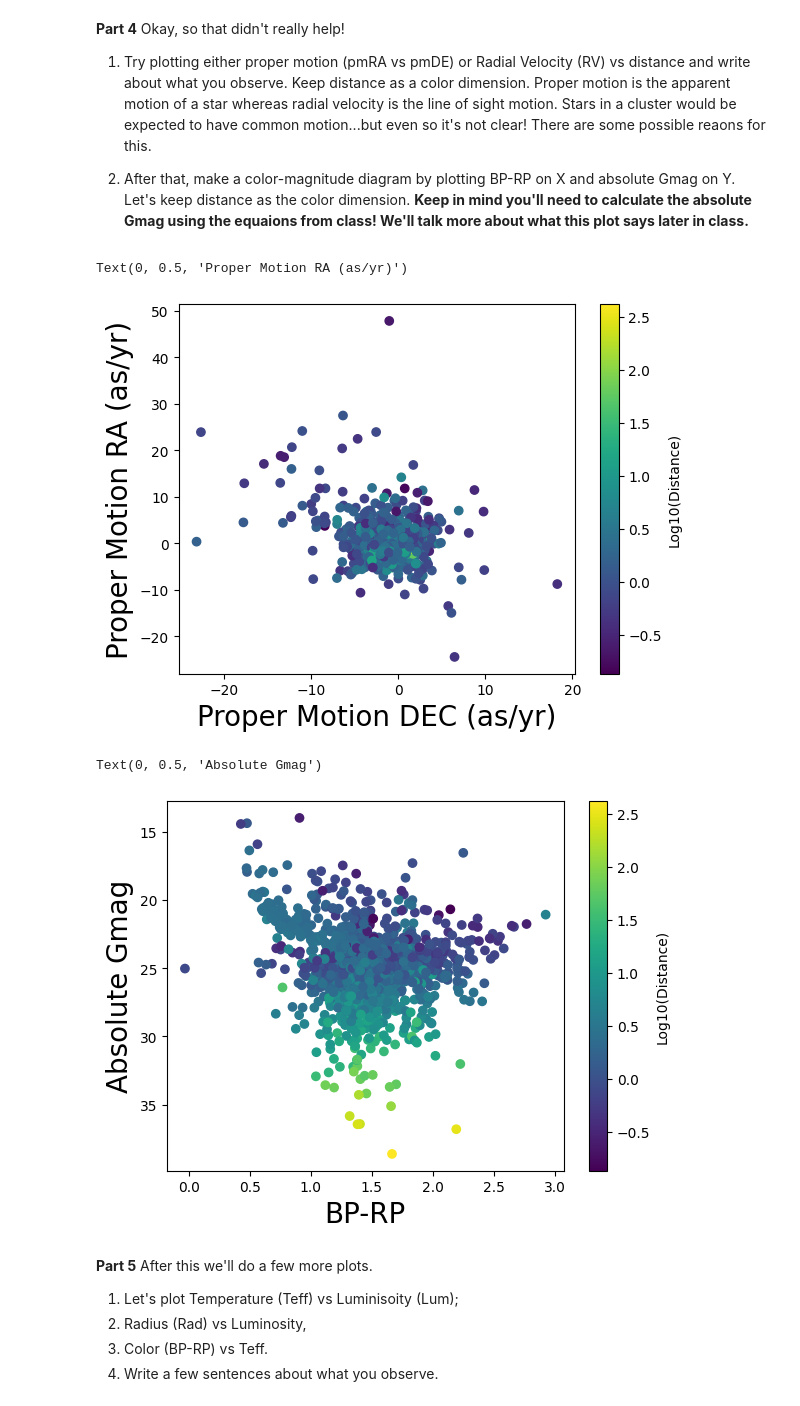
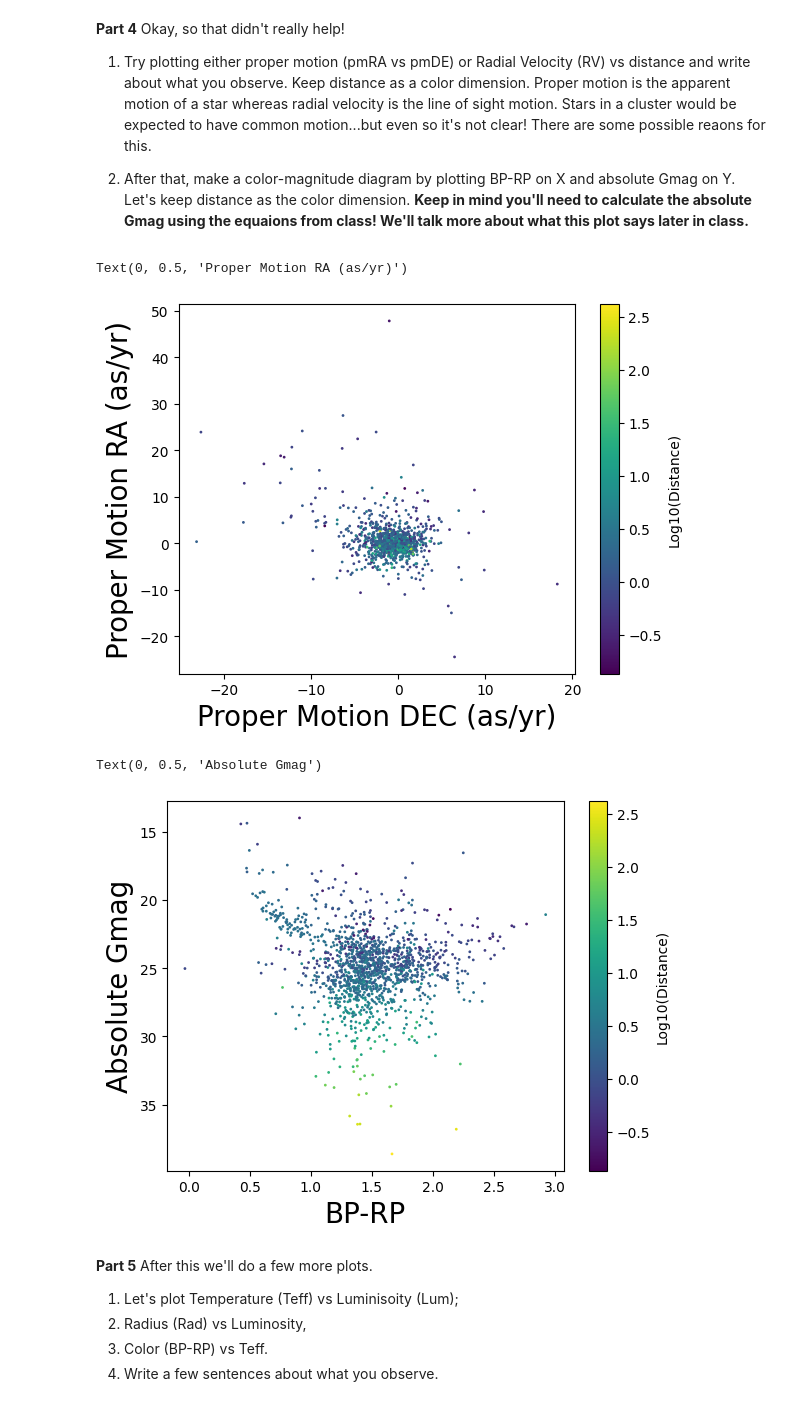
Before and after one commit to HomerTheChicken/PHYS3025Work, a Jupyter notebook: PHYS_3025_Activity_1.ipynb, the cells around one changed output. Drawn from its saved outputs; the diff is of its cells as text; code cells hidden in the pictures.

```diff
--- a/PHYS_3025_Activity_1.ipynb
+++ b/PHYS_3025_Activity_1.ipynb
@@ -367,25 +360,25 @@ Okay, so that didn't really help!
 
 2. After that, make a color-magnitude diagram by plotting BP-RP on X and absolute Gmag on Y. Let's keep distance as the color dimension.  **Keep in mind you'll need to calculate the absolute Gmag using the equaions from class! We'll talk more about what this plot says later in class.**
 # %%
-plt.scatter(data_clean["pmDE"],data_clean["pmRA"],c=np.log10(distance)) # plot J-K vs. J
+plt.scatter(data_clean["pmDE"],data_clean["pmRA"],s=1,c=np.log10(distance)) # plot proper motion, RA vs DE
 cbar=plt.colorbar()
 cbar.set_label('Log10(Distance)')
 plt.xlabel("Proper Motion DEC (as/yr)", fontsize=20)
 plt.ylabel("Proper Motion RA (as/yr)", fontsize=20)
 # %% [output]
 Text(0, 0.5, 'Proper Motion RA (as/yr)')
-[figure, old version]
+[figure, new version]
 # %%
-GAbs = data_clean["Gmag"]+5*(np.log10(distance)+1)
-plt.scatter(data_clean["BP-RP"],GAbs,c=np.log10(distance)) # plot J-K vs. J
+GAbs = data_clean["Gmag"]+5*(np.log10(distance)+1) # absolute magnitude from apparent magnitude
+plt.scatter(data_clean["BP-RP"],GAbs,s=1,c=np.log10(distance)) # plot Absolute g band magnitude vs color
 cbar=plt.colorbar()
 cbar.set_label('Log10(Distance)')
 plt.ylim(reversed(plt.ylim())) # flip the y-axis
 plt.xlabel("BP-RP", fontsize=20)
 plt.ylabel("Absolute Gmag", fontsize=20)
 # %% [output]
 Text(0, 0.5, 'Absolute Gmag')
-[figure, old version]
+[figure, new version]
 # %% [markdown]
 **Part 5**
 After this we'll do a few more plots.
```
Also changed, not shown: parts of 11 cells of this notebook.
